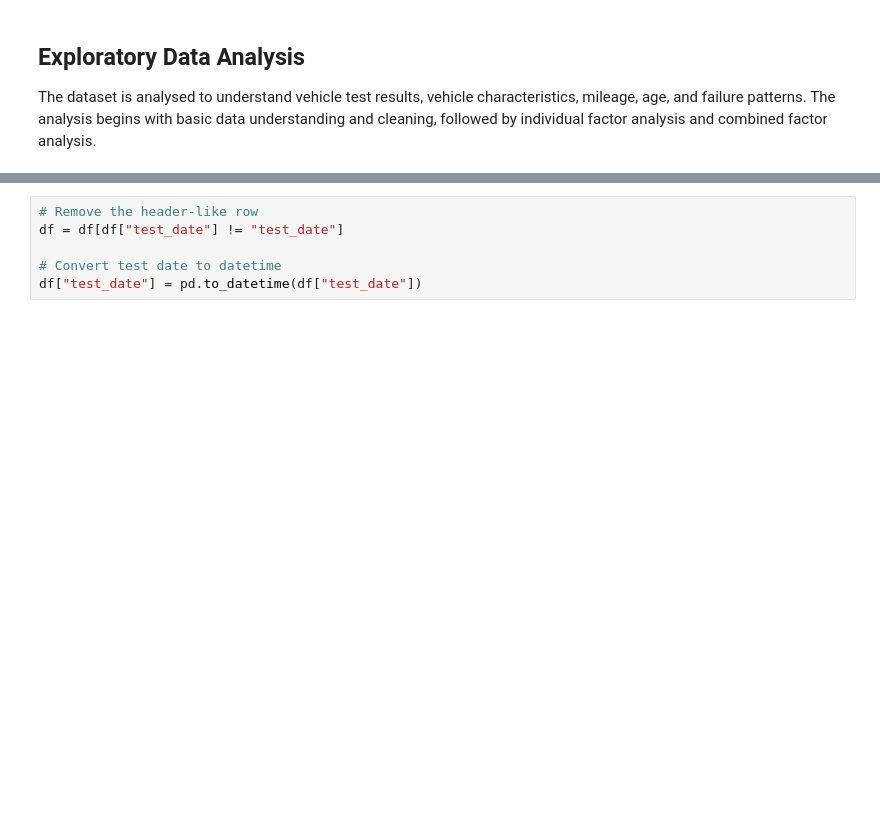
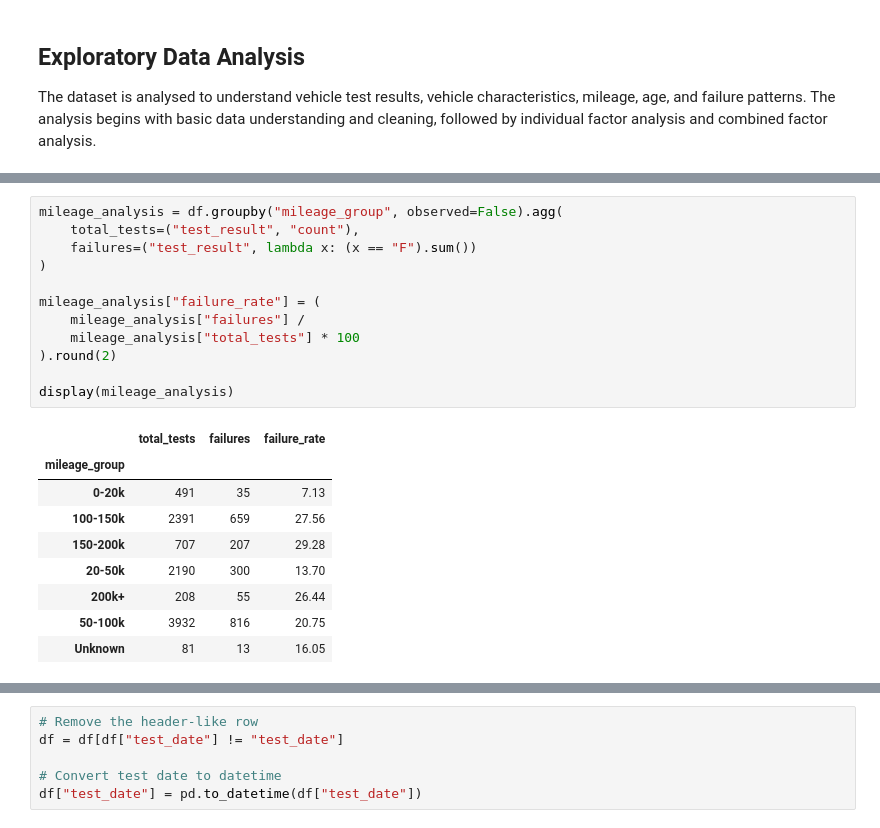
Before and after one commit to v-enkat/com_vechicle, a Jupyter notebook: Notebook/EDA_2024.ipynb, the cells around one changed output, grey strips where cells are left out. Cells and saved outputs as stored; diff of their text form; blank space fills up the shorter version.

```diff
--- a/Notebook/EDA_2024.ipynb
+++ b/Notebook/EDA_2024.ipynb
@@ -66,0 +149,22 @@ df.head()
+# %%
+mileage_analysis = df.groupby("mileage_group", observed=False).agg(
+    total_tests=("test_result", "count"),
+    failures=("test_result", lambda x: (x == "F").sum())
+)
+
+mileage_analysis["failure_rate"] = (
+    mileage_analysis["failures"] /
+    mileage_analysis["total_tests"] * 100
+).round(2)
+
+display(mileage_analysis)
+# %% [output]
+|  | total_tests | failures | failure_rate |
+| mileage_group |  |  |  |
+| 0-20k | 491 | 35 | 7.13 |
+| 100-150k | 2391 | 659 | 27.56 |
+| 150-200k | 707 | 207 | 29.28 |
+| 20-50k | 2190 | 300 | 13.70 |
+| 200k+ | 208 | 55 | 26.44 |
+| 50-100k | 3932 | 816 | 20.75 |
+| Unknown | 81 | 13 | 16.05 |
```
Also changed, not shown: parts of 14 cells of this notebook, 17 other files.
